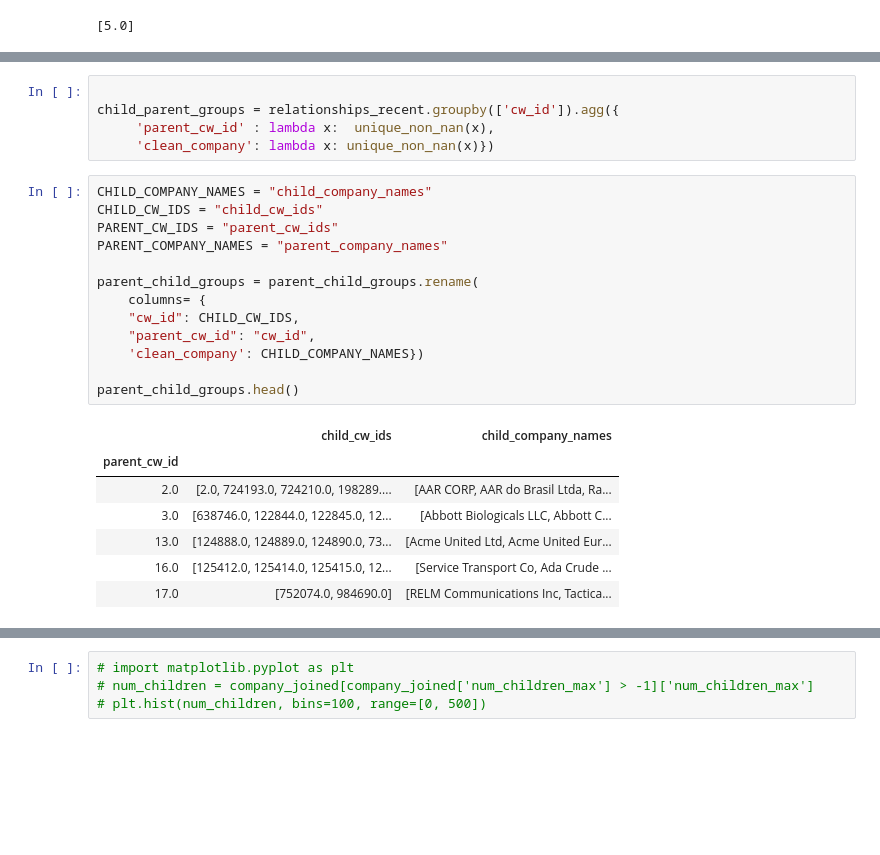
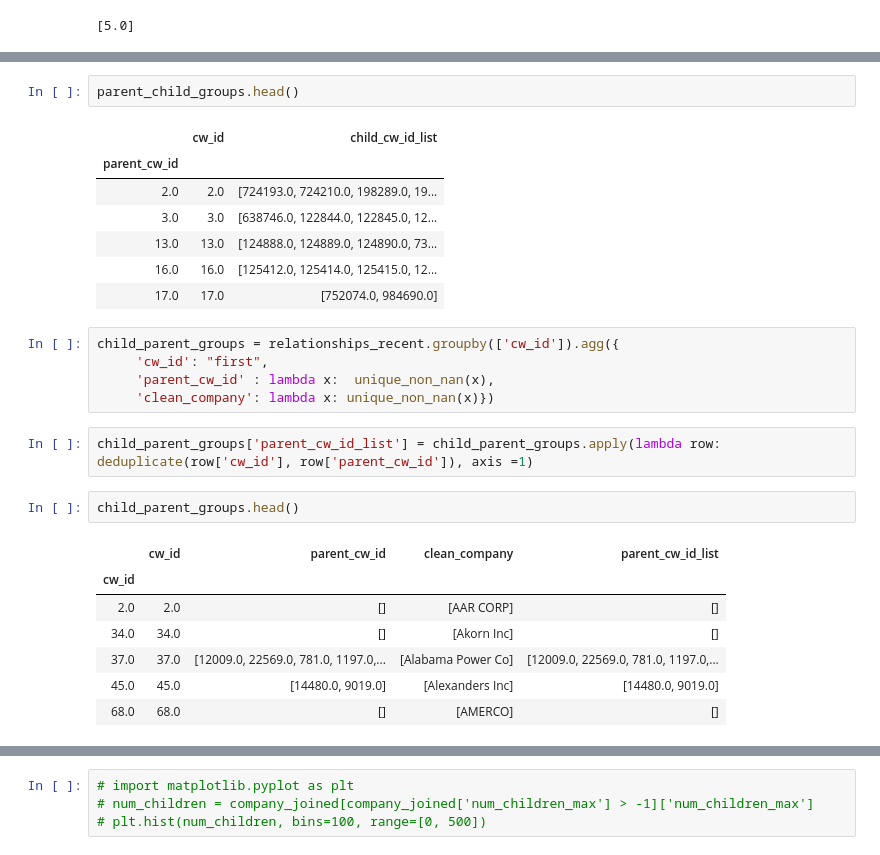
Before and after one commit to prakharchandna/info202project, a Jupyter notebook: CorpParsing.ipynb, the cells around one changed output, grey strips where cells are left out. Drawn from its saved outputs; the diff is of its cells as text; blank space fills up the shorter version.

```diff
--- a/CorpParsing.ipynb
+++ b/CorpParsing.ipynb
@@ -94,27 +129,28 @@ parent_child_groups = relationships_recent.groupby(['parent_cw_id']).agg({
+# %%
+parent_child_groups.head()
+# %% [output]
+|  | cw_id | child_cw_id_list |
+| parent_cw_id |  |  |
+| 2.0 | 2.0 | [724193.0, 724210.0, 198289.0, 19... |
+| 3.0 | 3.0 | [638746.0, 122844.0, 122845.0, 12... |
+| 13.0 | 13.0 | [124888.0, 124889.0, 124890.0, 73... |
+| 16.0 | 16.0 | [125412.0, 125414.0, 125415.0, 12... |
+| 17.0 | 17.0 | [752074.0, 984690.0] |
 # %%
-
 child_parent_groups = relationships_recent.groupby(['cw_id']).agg({
+     'cw_id': "first",
      'parent_cw_id' : lambda x:  unique_non_nan(x),
      'clean_company': lambda x: unique_non_nan(x)})
-# %%
-CHILD_COMPANY_NAMES = "child_company_names"
-CHILD_CW_IDS = "child_cw_ids"
-PARENT_CW_IDS = "parent_cw_ids"
-PARENT_COMPANY_NAMES = "parent_company_names"
-
-parent_child_groups = parent_child_groups.rename(
-    columns= {
-    "cw_id": CHILD_CW_IDS,
-    "parent_cw_id": "cw_id",
-    'clean_company': CHILD_COMPANY_NAMES})
-
-parent_child_groups.head()
-# %% [output]
-|  | child_cw_ids | child_company_names |
-| parent_cw_id |  |  |
-| 2.0 | [2.0, 724193.0, 724210.0, 198289.... | [AAR CORP, AAR do Brasil Ltda, Ra... |
-| 3.0 | [638746.0, 122844.0, 122845.0, 12... | [Abbott Biologicals LLC, Abbott C... |
-| 13.0 | [124888.0, 124889.0, 124890.0, 73... | [Acme United Ltd, Acme United Eur... |
-| 16.0 | [125412.0, 125414.0, 125415.0, 12... | [Service Transport Co, Ada Crude ... |
-| 17.0 | [752074.0, 984690.0] | [RELM Communications Inc, Tactica... |
+# %%
+child_parent_groups['parent_cw_id_list'] = child_parent_groups.apply(lambda row: deduplicate(row['cw_id'], row['parent_cw_id']), axis =1)
+# %%
+child_parent_groups.head()
+# %% [output]
+|  | cw_id | parent_cw_id | clean_company | parent_cw_id_list |
+| cw_id |  |  |  |  |
+| 2.0 | 2.0 | [] | [AAR CORP] | [] |
+| 34.0 | 34.0 | [] | [Akorn Inc] | [] |
+| 37.0 | 37.0 | [12009.0, 22569.0, 781.0, 1197.0,... | [Alabama Power Co] | [12009.0, 22569.0, 781.0, 1197.0,... |
+| 45.0 | 45.0 | [14480.0, 9019.0] | [Alexanders Inc] | [14480.0, 9019.0] |
+| 68.0 | 68.0 | [] | [AMERCO] | [] |
 # %%
```
Also changed, not shown: parts of 12 cells of this notebook.
